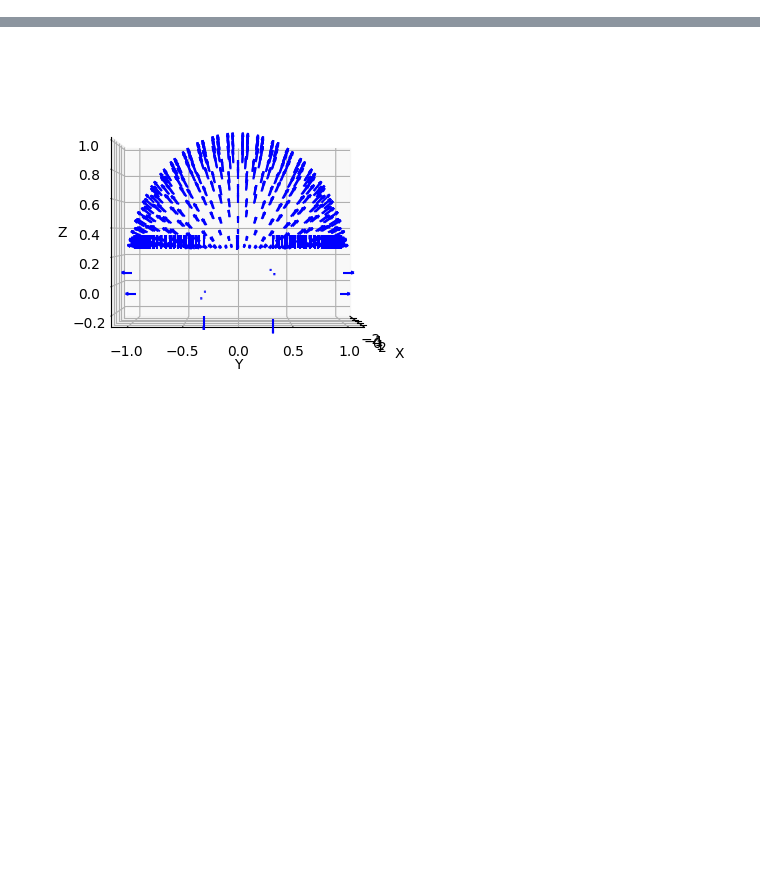
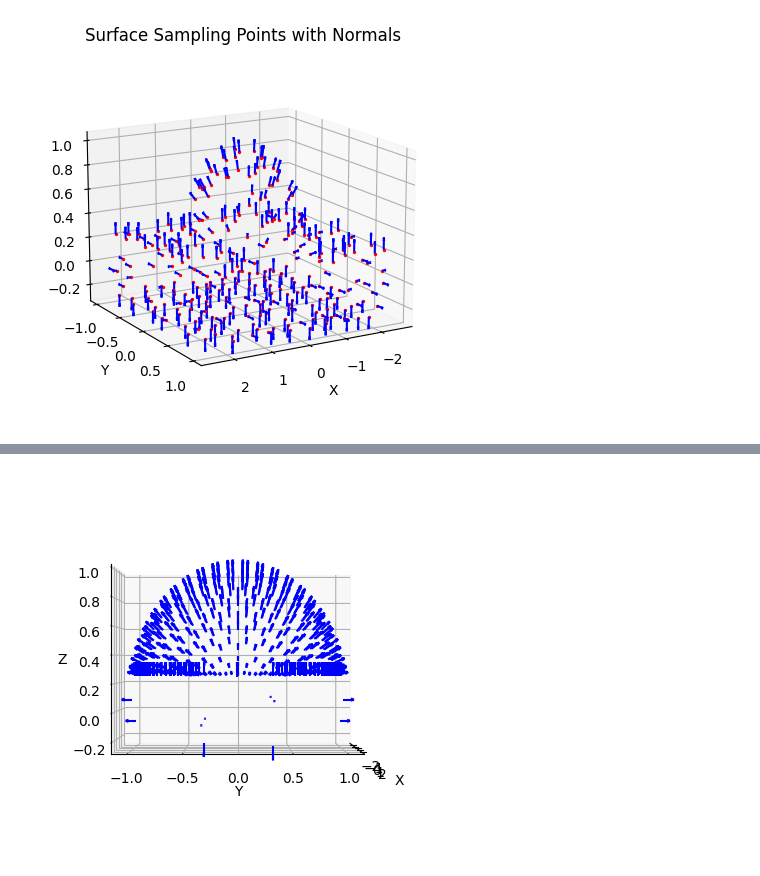
Before and after one commit to vinca0224/3D, a Jupyter notebook: normalVector.ipynb, the cells around one changed output, grey strips where cells are left out. Drawn from its saved outputs; the diff is of its cells as text; code cells hidden in the pictures; blank space fills up the shorter version.

```diff
--- a/normalVector.ipynb
+++ b/normalVector.ipynb
@@ -9,4 +9,48 @@ vertices = model.vertices
 ### sample_surface_even()은 샘플들이 서로 가까이 붙지않도록 배치
 samples = trimesh.sample.sample_surface_even(model, 300)
 points = samples[0]
+# %%
+samples, face_indices = trimesh.sample.sample_surface_even(model, 300)
+# %%
+# 각 샘플링된 점에 대해 법선 벡터 추가
+for i in range(len(samples)):
+    sample = samples[i]           # 표면 위의 샘플링된 점
+    face_index = face_indices[i]   # 해당 점이 속한 삼각형 면의 인덱스
+
+    # 삼각형 면의 법선 벡터 가져오기
+    normal = model.face_normals[face_index]
+
+    # 샘플 점과 법선 벡터 결합
+    results = np.append(sample, normal)
+# %%
+import matplotlib.pyplot as plt
+fig = plt.figure()
+ax = fig.add_subplot(111, projection='3d')
+
+# 샘플링된 점과 그 점에서의 법선 벡터 시각화
+for i in range(len(samples)):
+    sample = samples[i]           # 샘플링된 점의 좌표
+    face_index = face_indices[i]   # 해당 점이 속한 삼각형 면의 인덱스
+
+    # 삼각형 면의 법선 벡터 가져오기
+    normal = model.face_normals[face_index]
+
+    # 샘플링된 점 그리기
+    ax.scatter(sample[0], sample[1], sample[2], color='red', s=2)
+
+    # 법선 벡터 그리기 (샘플링된 점에서 법선 방향으로 선 그리기)
+    ax.quiver(sample[0], sample[1], sample[2],
+              normal[0], normal[1], normal[2],
+              length=0.1, color='blue')
+
+# 축과 제목 설정
+ax.set_xlabel('X')
+ax.set_ylabel('Y')
+ax.set_zlabel('Z')
+ax.set_title('Surface Sampling Points with Normals')
+ax.view_init(elev=15, azim=60)
+
+plt.show()
+# %% [output]
+[figure, added]
 # %%
```
Also changed, not shown: parts of 2 cells of this notebook, 2 other files.
